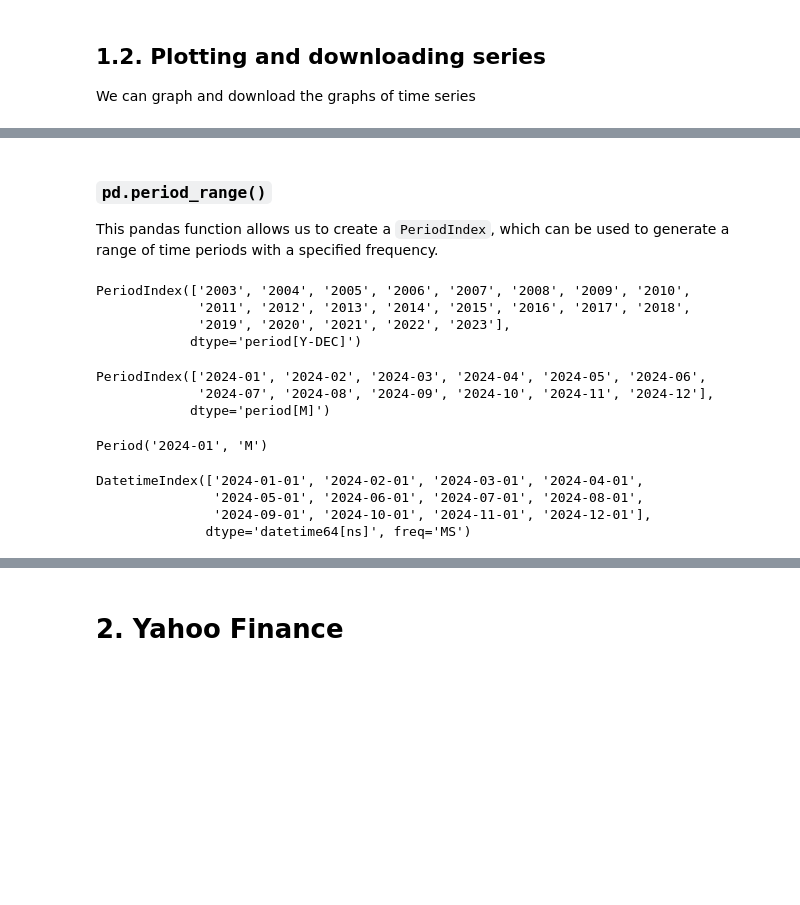
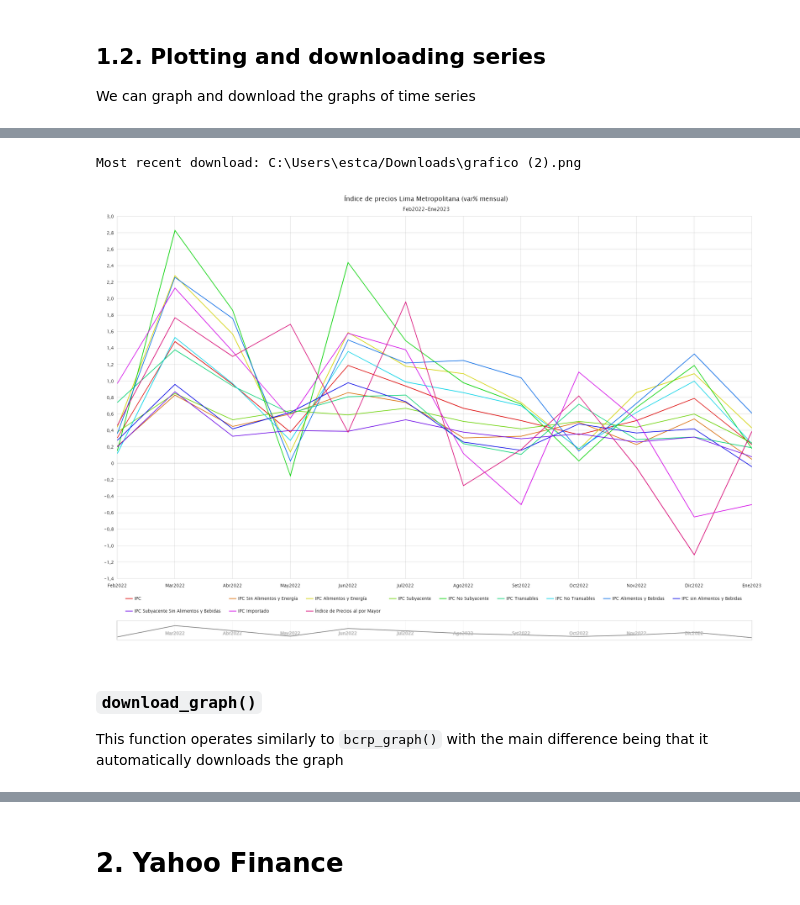
Before and after one commit to estcab00/timeseries-python, a Jupyter notebook: Sessions/Session 3 - Time Series Extraction.ipynb, the cells around one changed output, grey strips where cells are left out. Drawn from its saved outputs; the diff is of its cells as text; code cells hidden in the pictures; blank space fills up the shorter version.

```diff
--- a/Sessions/Session 3 - Time Series Extraction.ipynb
+++ b/Sessions/Session 3 - Time Series Extraction.ipynb
@@ -444,28 +346,9 @@ for day in days:
+# %%
+bcrp.bcrp_graph(['PN01271PM', 'PN01280PM', 'PN01282PM', 'PN01278PM', 'PN09817PM','PN09816PM', 'PN01276PM', 'PN01313PM', 'PN01314PM',
+             'PN01315PM', 'PN09818PM','PN01286PM'], '2022-02', '2023-01')
+# %% [output]
+Most recent download: C:\Users\estca/Downloads\grafico (2).png
+[figure, added]
 # %% [markdown]
-### `pd.period_range()`
-This pandas function allows us to create a `PeriodIndex`, which can be used to generate a range of time periods with a specified frequency.
+### `download_graph()`
+This function operates similarly to `bcrp_graph()` with the main difference being that it automatically downloads the graph
-# %%
-pd.period_range(start='2003', periods=21, freq='Y')
-# %% [output]
-PeriodIndex(['2003', '2004', '2005', '2006', '2007', '2008', '2009', '2010',
-             '2011', '2012', '2013', '2014', '2015', '2016', '2017', '2018',
-             '2019', '2020', '2021', '2022', '2023'],
-            dtype='period[Y-DEC]')
-# %%
-pd.period_range(start='2024-01-01', periods=12, freq='M')
-# %% [output]
-PeriodIndex(['2024-01', '2024-02', '2024-03', '2024-04', '2024-05', '2024-06',
-             '2024-07', '2024-08', '2024-09', '2024-10', '2024-11', '2024-12'],
-            dtype='period[M]')
-# %%
-index = pd.period_range(start='2024-01-01', periods=12, freq='M')
-index[0]
-# %% [output]
-Period('2024-01', 'M')
-# %%
-index.to_timestamp()
-# %% [output]
-DatetimeIndex(['2024-01-01', '2024-02-01', '2024-03-01', '2024-04-01',
-               '2024-05-01', '2024-06-01', '2024-07-01', '2024-08-01',
-               '2024-09-01', '2024-10-01', '2024-11-01', '2024-12-01'],
-              dtype='datetime64[ns]', freq='MS')
```
Also changed, not shown: parts of 36 cells of this notebook.
